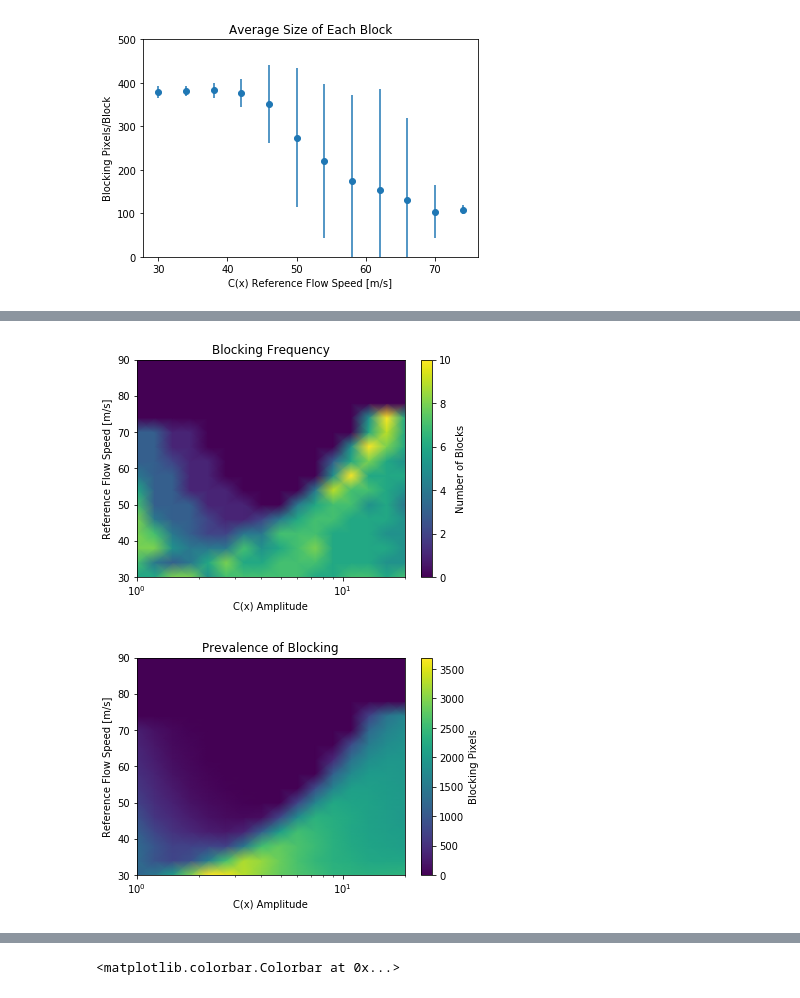
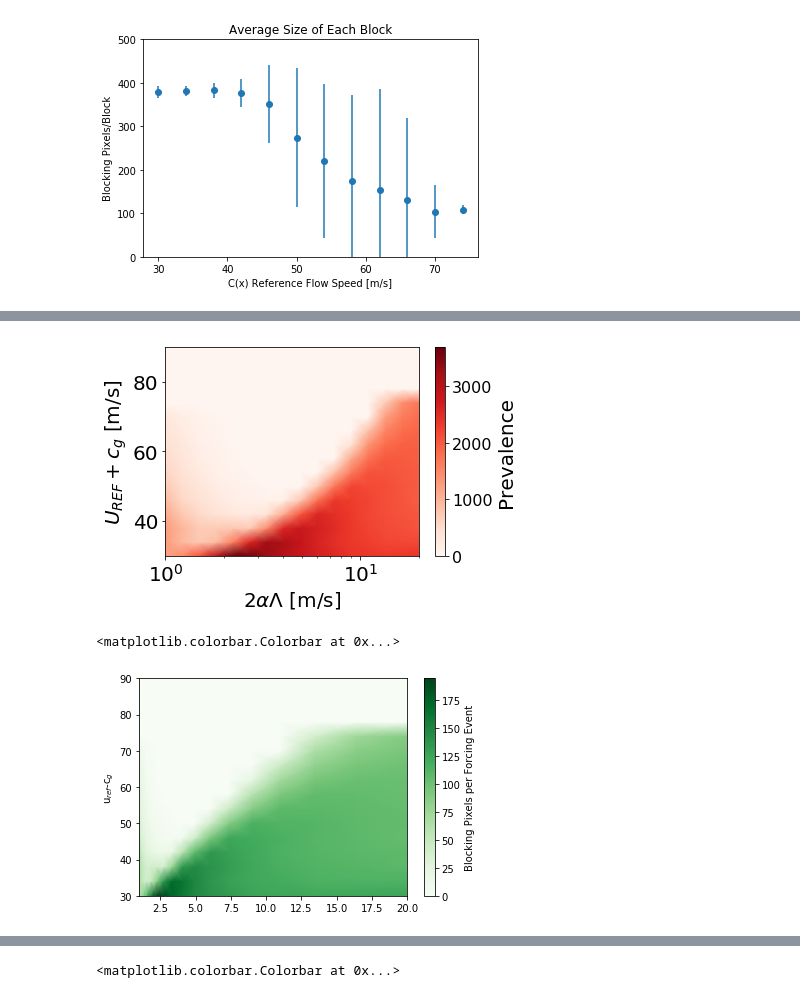
Before and after one commit to sjsmith757/rossby-blocking, a Jupyter notebook: sweep_analysis.ipynb, the cells around one changed output, grey strips where cells are left out. Saved outputs shown, nothing was run; the diff lists cells and outputs as text; code cells hidden in the pictures.

```diff
--- a/sweep_analysis.ipynb
+++ b/sweep_analysis.ipynb
@@ -568,22 +924,28 @@ cxbgrid = np.load("cx_bygrid2.npy",encoding='latin1').item()
 # %%
-im=plt.pcolormesh(cxbgrid["a0y"],cxbgrid["beta"],cxbgrid["nblocks"],
-                  shading='Gouraud',cmap='viridis')
+im=plt.pcolormesh(cxbgrid["a0y"],cxbgrid["beta"],cxbgrid["blocksize"],
+                  shading='Gouraud',cmap='Reds')
+plt.tick_params(labelsize=20)
 plt.xscale('log')
-plt.xlabel("C(x) Amplitude")
-plt.ylabel("Reference Flow Speed [m/s]")
-plt.colorbar(im,label="Number of Blocks")
-plt.title("Blocking Frequency")
-plt.savefig("grid_nblocks.png",bbox_inches='tight')
+plt.xlabel("C(x) Amplitude",fontsize=20)
+# plt.ylabel("Reference Flow Speed [m/s]",fontsize=20)
+plt.ylabel(r"$U_{REF}+c_g$ [m/s]",fontsize=20)
+plt.xlabel(r"$2\alpha \Lambda $ [m/s]",fontsize=20)
+
+cb = plt.colorbar(im)
+cb.ax.tick_params(labelsize=16)
+cb.ax.set_ylabel("Prevalence", fontsize=20)
+# plt.title("Prevalence of Blocking",fontsize=20)
+plt.tight_layout()
+# plt.savefig("figure_pdf/grid_blocksz.pdf")
 # %% [output]
-[figure, old version]
+[figure, new version]
 # %%
-im=plt.pcolormesh(cxbgrid["a0y"],cxbgrid["beta"],cxbgrid["blocksize"],
-                  shading='Gouraud',cmap='viridis')
-plt.xscale('log')
-plt.xlabel("C(x) Amplitude")
-plt.ylabel("Reference Flow Speed [m/s]")
-plt.colorbar(im,label="Blocking Pixels")
-plt.title("Prevalence of Blocking")
-plt.savefig("grid_blocksz.png",bbox_inches='tight')
+im=plt.pcolormesh(cxbgrid["a0y"],cxbgrid["beta"],
+                  cxbgrid["blocksize_perevent"],shading='Gouraud',cmap='Greens')
+plt.axvline(10.0,ymin=50, ymax=70)
+# plt.xscale('log')
+plt.ylabel("u$_{ref}$-c$_g$")
+plt.colorbar(im,label="Blocking Pixels per Forcing Event")
 # %% [output]
+<matplotlib.colorbar.Colorbar at 0x...>
-[figure, old version]
+[figure, new version]
```
Also changed, not shown: parts of 57 cells of this notebook, 9 other files.
